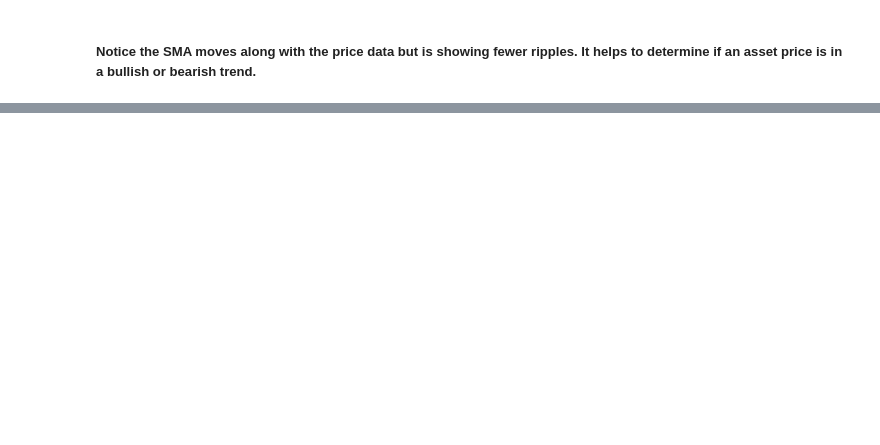
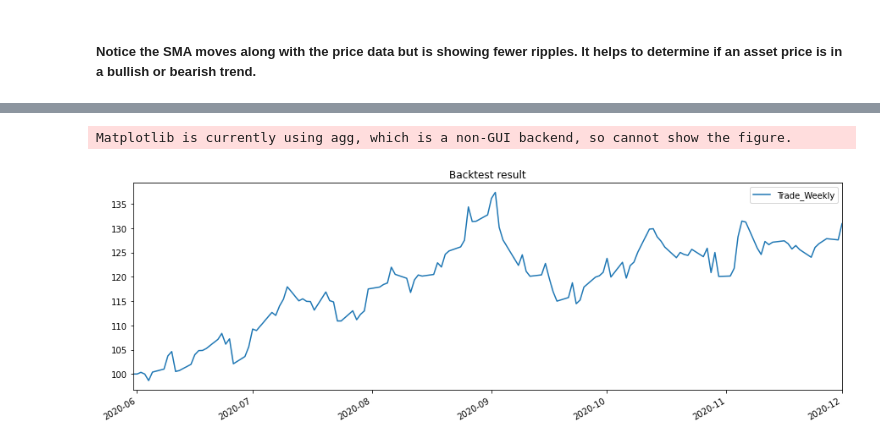
Before and after one commit to naikshubham/Forecasting-using-Python, a Jupyter notebook: Financial-Trading-in-Python/trading.ipynb, the cells around one changed output, grey strips where cells are left out. Saved outputs shown, nothing was run; the diff lists cells and outputs as text; code cells hidden in the pictures; blank space fills up the shorter version.

```diff
--- a/Financial-Trading-in-Python/trading.ipynb
+++ b/Financial-Trading-in-Python/trading.ipynb
@@ -96,0 +106,22 @@ plt.show()
+# %%
+import bt
+
+# Download historical prices
+bt_data = bt.get('fb, amzn, goog, nflx, aapl',
+                 start='2020-6-1', end='2020-12-1')
+# Define the strategy
+bt_strategy = bt.Strategy('Trade_Weekly',
+                         [bt.algos.RunWeekly(),
+                          bt.algos.SelectAll(),
+                          bt.algos.WeighEqually(),
+                          bt.algos.Rebalance()])
+# Create a backtest
+bt_test = bt.Backtest(bt_strategy, bt_data)
+# Run the backtest
+bt_res = bt.run(bt_test)
+# Plot the test result
+bt_res.plot(title="Backtest result")
+plt.show()
+# %% [output]
+Matplotlib is currently using agg, which is a non-GUI backend, so cannot show the figure.
+[figure, added]
```
Also changed, not shown: parts of 19 cells of this notebook.
